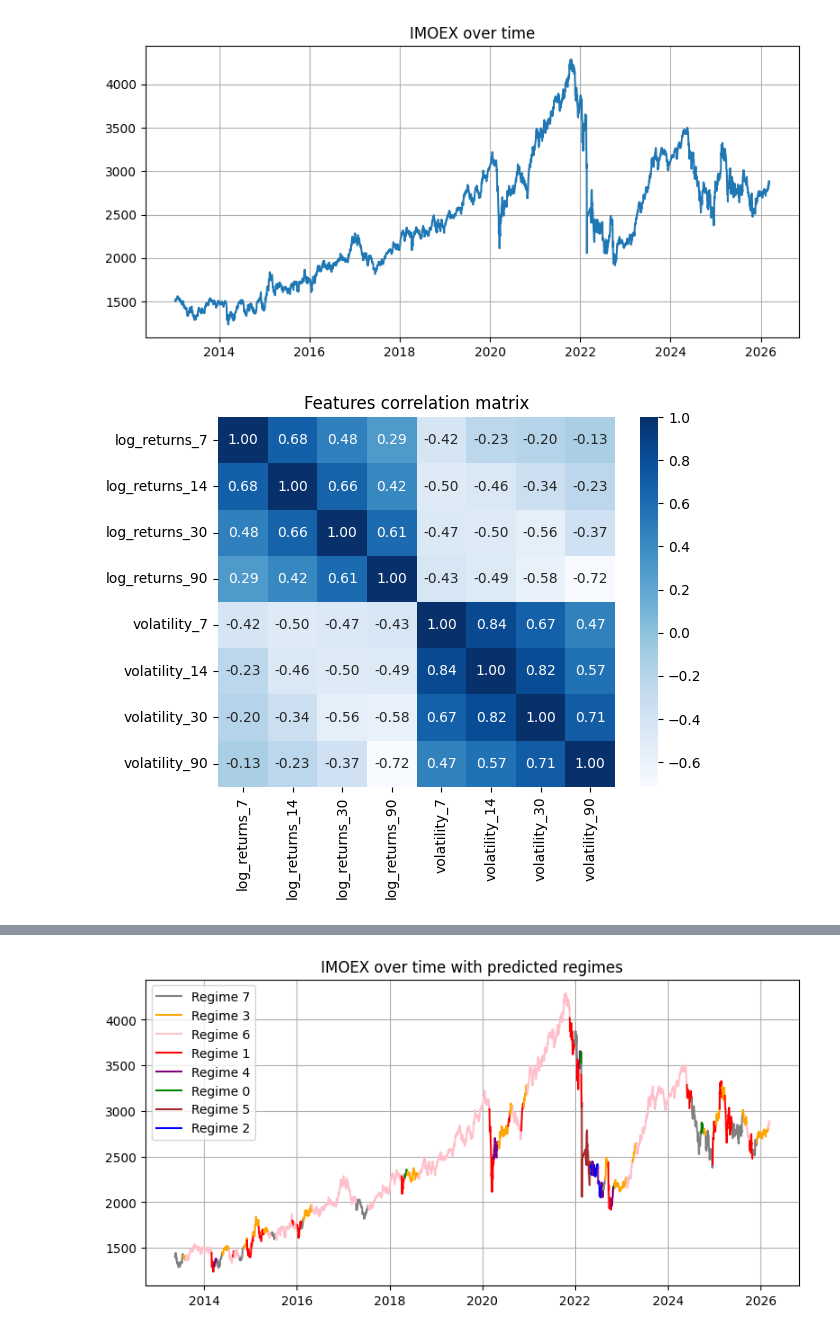
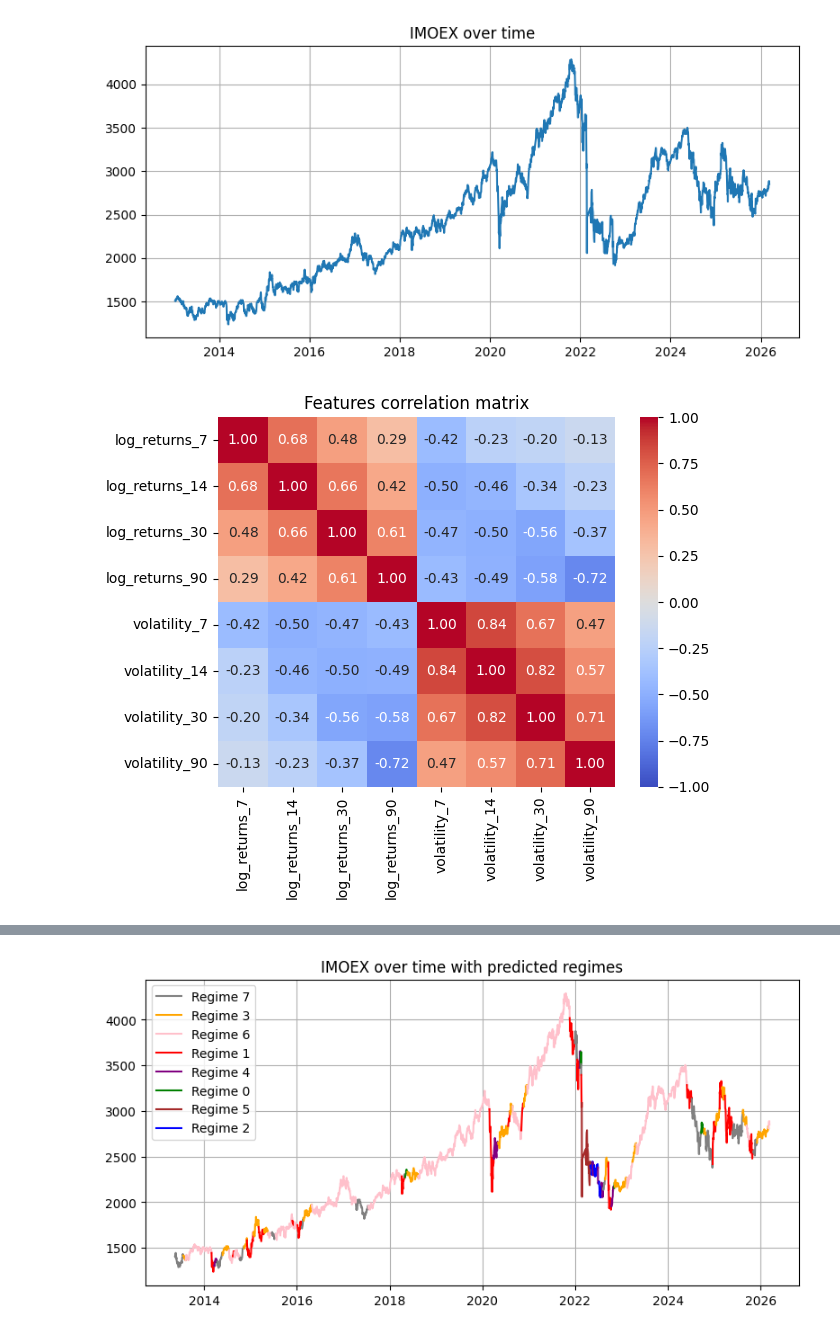
Before and after one commit to SigmaFlowX/Hidden-Markov-Model-for-Regime-Detection, a Jupyter notebook: notebooks/hmm_regime_detection.ipynb, the cells around one changed output, grey strips where cells are left out. Cells and saved outputs as stored; diff of their text form; code cells hidden in the pictures.

Commit message:
improved visuals

```diff
--- a/notebooks/hmm_regime_detection.ipynb
+++ b/notebooks/hmm_regime_detection.ipynb
@@ -42,18 +42,18 @@ candles = add_volatility(candles, [7, 14, 30, 90])
 # %%
 import seaborn as sns
 
 features = [
     "log_returns_7", "log_returns_14", "log_returns_30", "log_returns_90",
     "volatility_7", "volatility_14", "volatility_30", "volatility_90"
 ]
 features_df = candles[features].dropna()
 correlation_matrix_pd = features_df.corr()
 
-sns.heatmap(correlation_matrix_pd, annot=True, cmap="Blues", fmt=".2f")
+sns.heatmap(correlation_matrix_pd, annot=True, cmap="vlag", fmt=".2f", center=0, vmin=-1, vmax=1)
 plt.title("Features correlation matrix")
 plt.show()
 # %% [output]
-[figure, old version]
+[figure, new version]
 # %%
 from src.train_hmm import train_hmm
 features = [
```
